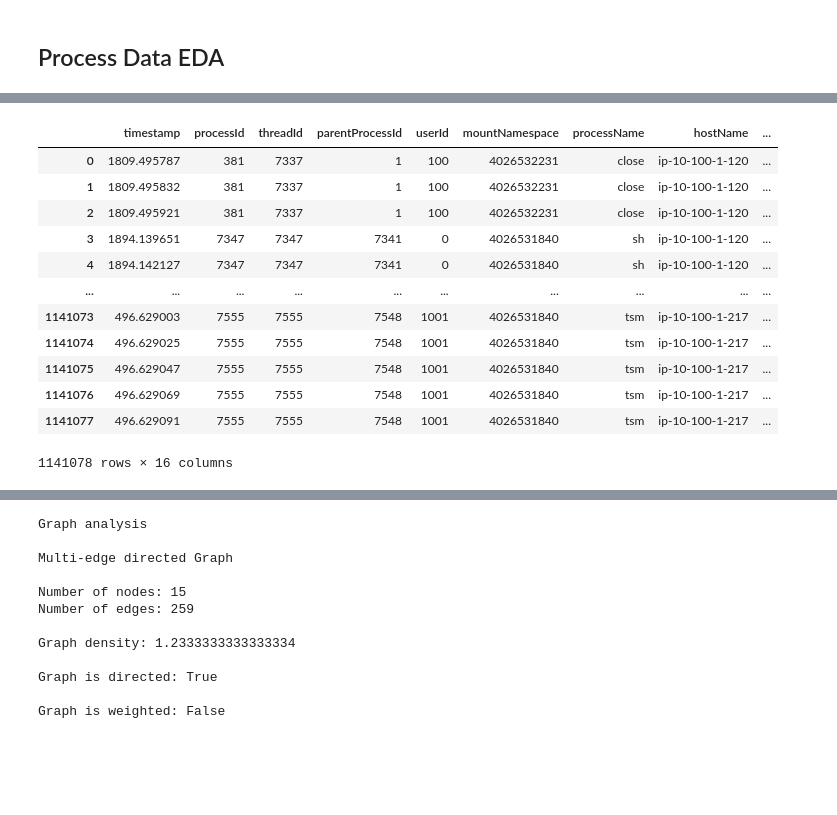
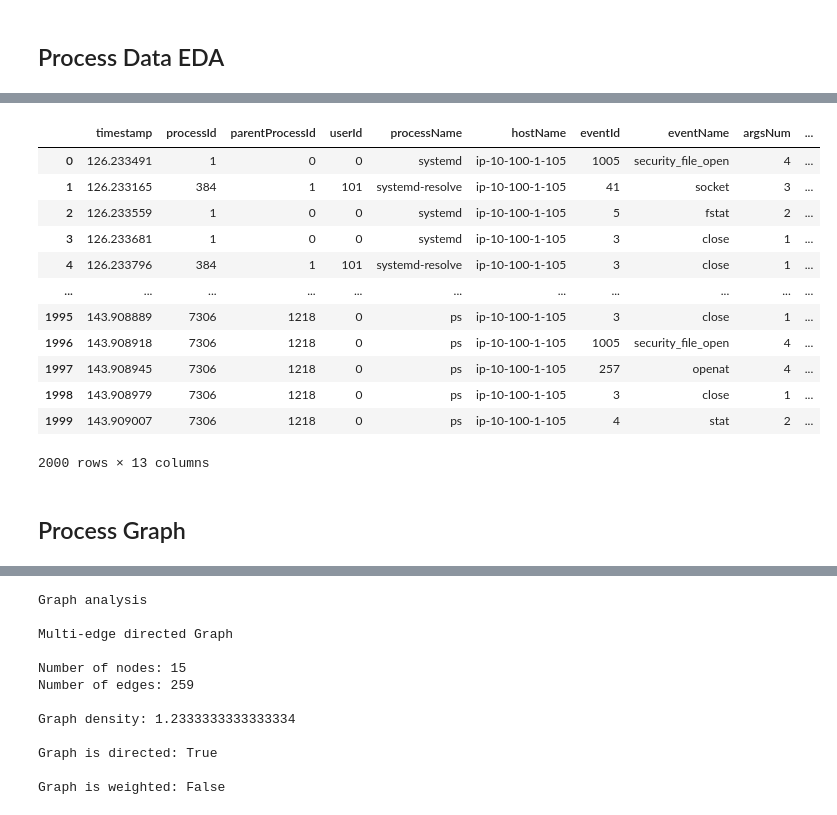
Before and after one commit to BishalLakha/BETH_data_analysis, a Jupyter notebook: beth-eda-processing-and-graph.ipynb, the cells around one changed output, grey strips where cells are left out. Drawn from its saved outputs; the diff is of its cells as text; code cells hidden in the pictures; blank space fills up the shorter version.

```diff
--- a/beth-eda-processing-and-graph.ipynb
+++ b/beth-eda-processing-and-graph.ipynb
@@ -115,9 +116,11 @@ df_final = df_final.drop_duplicates()
 # %% [markdown]
 ## Load Process Data
 # %%
-df_process_all = []
-for data in process_data:
-    df_process = pd.read_csv(data,parse_dates=True, squeeze=True)
-    df_process_all.append(df_process)
-df_process_final = pd.concat(df_process_all, ignore_index=True)
+# df_process_all = []
+# for data in process_data:
+#     df_process = pd.read_csv(data,parse_dates=True, squeeze=True)
+#     df_process_all.append(df_process)
+# df_process_final = pd.concat(df_process_all, ignore_index=True)
+
+df_process_final = pd.read_csv("../input/beth-dataset/labelled_2021may-ip-10-100-1-105.csv")
 # %%
@@ -231,16 +258,18 @@ df_process_final[["sus","evil"]].plot(figsize=(15, 10))
 # %%
-df_process_final
+df_process_final[:2000]
 # %% [output]
-|  | timestamp | processId | threadId | parentProcessId | userId | mountNamespace | processName | hostName | ... |
-| 0 | 1809.495787 | 381 | 7337 | 1 | 100 | 4026532231 | close | ip-10-100-1-120 | ... |
-| 1 | 1809.495832 | 381 | 7337 | 1 | 100 | 4026532231 | close | ip-10-100-1-120 | ... |
-| 2 | 1809.495921 | 381 | 7337 | 1 | 100 | 4026532231 | close | ip-10-100-1-120 | ... |
-| 3 | 1894.139651 | 7347 | 7347 | 7341 | 0 | 4026531840 | sh | ip-10-100-1-120 | ... |
-| 4 | 1894.142127 | 7347 | 7347 | 7341 | 0 | 4026531840 | sh | ip-10-100-1-120 | ... |
-| ... | ... | ... | ... | ... | ... | ... | ... | ... | ... |
-| 1141073 | 496.629003 | 7555 | 7555 | 7548 | 1001 | 4026531840 | tsm | ip-10-100-1-217 | ... |
-| 1141074 | 496.629025 | 7555 | 7555 | 7548 | 1001 | 4026531840 | tsm | ip-10-100-1-217 | ... |
-| 1141075 | 496.629047 | 7555 | 7555 | 7548 | 1001 | 4026531840 | tsm | ip-10-100-1-217 | ... |
-| 1141076 | 496.629069 | 7555 | 7555 | 7548 | 1001 | 4026531840 | tsm | ip-10-100-1-217 | ... |
-| 1141077 | 496.629091 | 7555 | 7555 | 7548 | 1001 | 4026531840 | tsm | ip-10-100-1-217 | ... |
+|  | timestamp | processId | parentProcessId | userId | processName | hostName | eventId | eventName | argsNum | ... |
+| 0 | 126.233491 | 1 | 0 | 0 | systemd | ip-10-100-1-105 | 1005 | security_file_open | 4 | ... |
+| 1 | 126.233165 | 384 | 1 | 101 | systemd-resolve | ip-10-100-1-105 | 41 | socket | 3 | ... |
+| 2 | 126.233559 | 1 | 0 | 0 | systemd | ip-10-100-1-105 | 5 | fstat | 2 | ... |
+| 3 | 126.233681 | 1 | 0 | 0 | systemd | ip-10-100-1-105 | 3 | close | 1 | ... |
+| 4 | 126.233796 | 384 | 1 | 101 | systemd-resolve | ip-10-100-1-105 | 3 | close | 1 | ... |
+| ... | ... | ... | ... | ... | ... | ... | ... | ... | ... | ... |
+| 1995 | 143.908889 | 7306 | 1218 | 0 | ps | ip-10-100-1-105 | 3 | close | 1 | ... |
+| 1996 | 143.908918 | 7306 | 1218 | 0 | ps | ip-10-100-1-105 | 1005 | security_file_open | 4 | ... |
+| 1997 | 143.908945 | 7306 | 1218 | 0 | ps | ip-10-100-1-105 | 257 | openat | 4 | ... |
+| 1998 | 143.908979 | 7306 | 1218 | 0 | ps | ip-10-100-1-105 | 3 | close | 1 | ... |
+| 1999 | 143.909007 | 7306 | 1218 | 0 | ps | ip-10-100-1-105 | 4 | stat | 2 | ... |
-1141078 rows × 16 columns
+2000 rows × 13 columns
+# %% [markdown]
+## Process Graph
```
Also changed, not shown: parts of 35 cells of this notebook.
